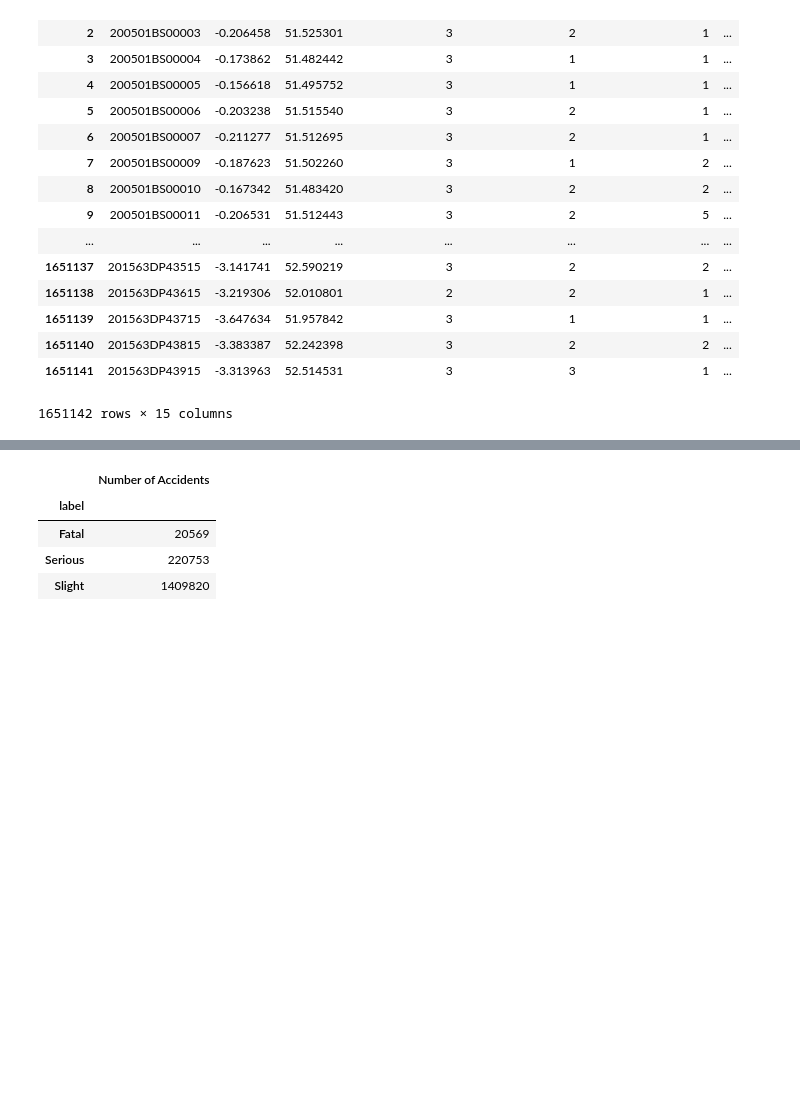
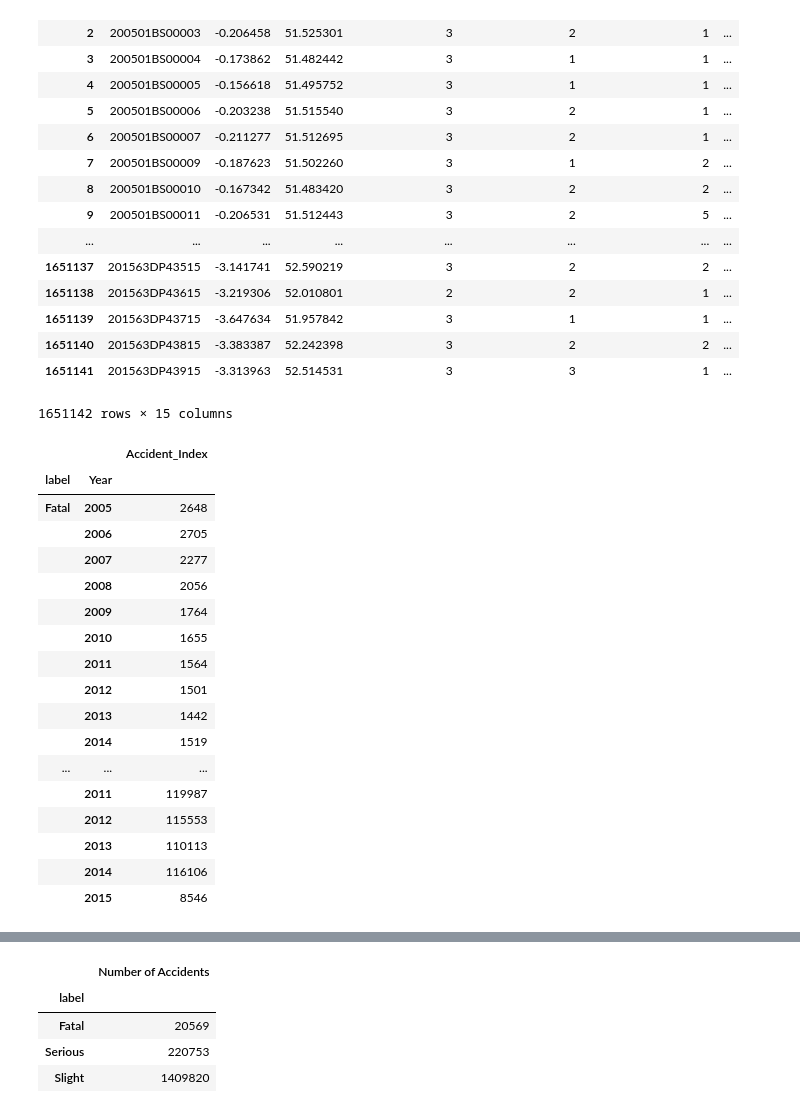
Before and after one commit to baybailz/Project-One-UNCC-Bootcamp, a Jupyter notebook: bailey_cleaning.ipynb, the cells around one changed output, grey strips where cells are left out. Drawn from its saved outputs; the diff is of its cells as text; code cells hidden in the pictures; blank space fills up the shorter version.

```diff
--- a/bailey_cleaning.ipynb
+++ b/bailey_cleaning.ipynb
@@ -361,3 +361,26 @@ accident_severity_merged
 | 1651140 | 201563DP43815 | -3.383387 | 52.242398 | 3 | 2 | 2 | ... |
 | 1651141 | 201563DP43915 | -3.313963 | 52.514531 | 3 | 3 | 1 | ... |
 1651142 rows × 15 columns
+# %%
+accident_severity_clean = accident_severity_merged[["Accident_Index","label","Year"]]
+yearly_severity_counts = accident_severity_clean.groupby(["label","Year"]).count()
+yearly_severity_counts
+# %% [output]
+|  |  | Accident_Index |
+| label | Year |  |
+| Fatal | 2005 | 2648 |
+|  | 2006 | 2705 |
+|  | 2007 | 2277 |
+|  | 2008 | 2056 |
+|  | 2009 | 1764 |
+|  | 2010 | 1655 |
+|  | 2011 | 1564 |
+|  | 2012 | 1501 |
+|  | 2013 | 1442 |
+|  | 2014 | 1519 |
+| ... | ... | ... |
+|  | 2011 | 119987 |
+|  | 2012 | 115553 |
+|  | 2013 | 110113 |
+|  | 2014 | 116106 |
+|  | 2015 | 8546 |
```
Also changed, not shown: parts of 5 cells of this notebook, 4 other files.
